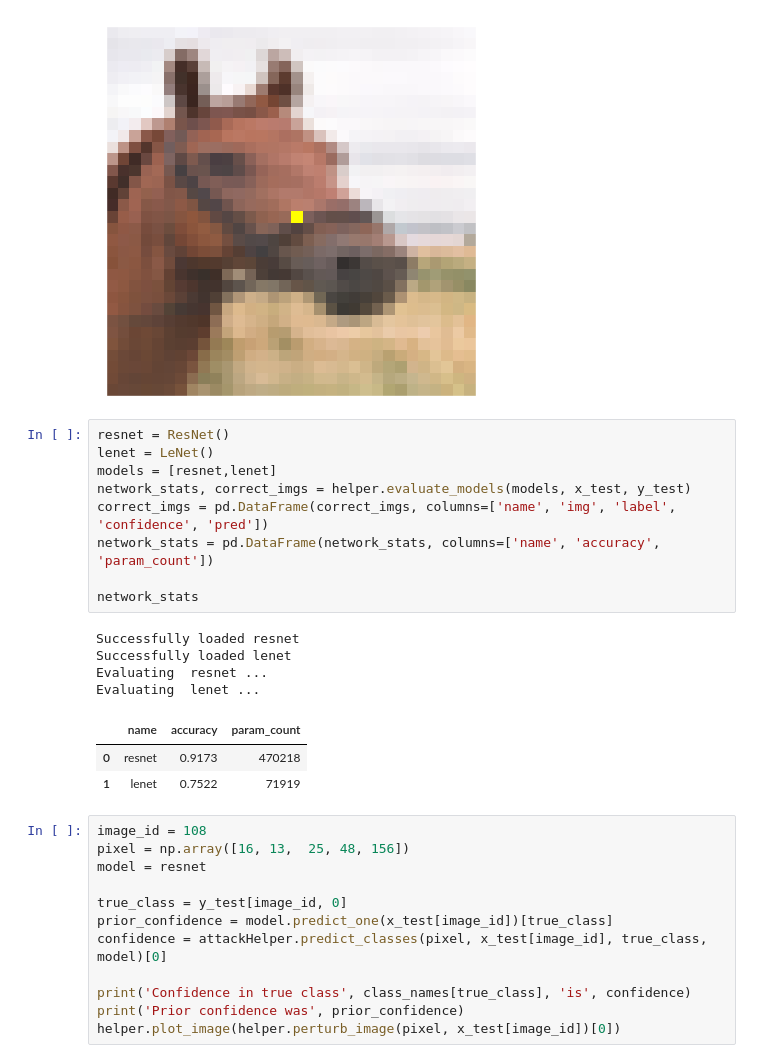
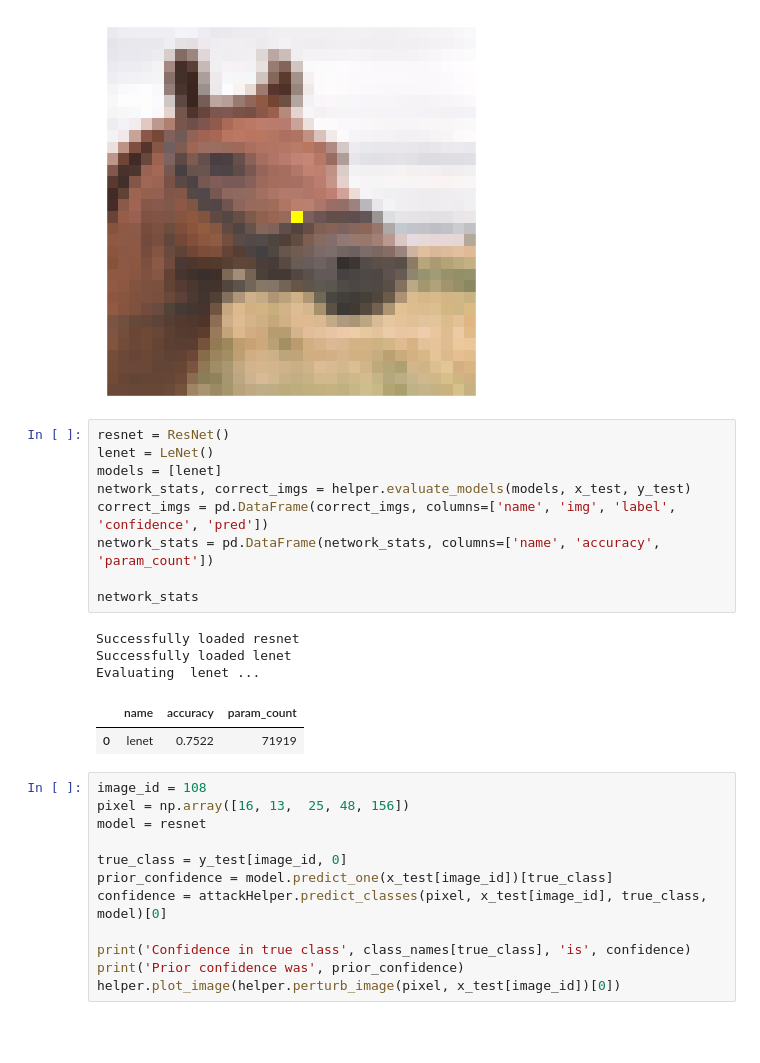
Before and after one commit to VictorAJM/onePixelAttack, a Jupyter notebook: onePixelAttack.ipynb, the cells around one changed output. Drawn from its saved outputs; the diff is of its cells as text; blank space fills up the shorter version.

Commit message:
lenet resnet ipynbs

```diff
--- a/onePixelAttack.ipynb
+++ b/onePixelAttack.ipynb
@@ -43,20 +43,18 @@ helper.plot_image(image_perturbed)
 # %%
 resnet = ResNet()
 lenet = LeNet()
-models = [resnet,lenet]
+models = [lenet]
 network_stats, correct_imgs = helper.evaluate_models(models, x_test, y_test)
 correct_imgs = pd.DataFrame(correct_imgs, columns=['name', 'img', 'label', 'confidence', 'pred'])
 network_stats = pd.DataFrame(network_stats, columns=['name', 'accuracy', 'param_count'])
 
 network_stats
 # %% [output]
 Successfully loaded resnet
 Successfully loaded lenet
-Evaluating  resnet ...
 Evaluating  lenet ...
 |  | name | accuracy | param_count |
-| 0 | resnet | 0.9173 | 470218 |
-| 1 | lenet | 0.7522 | 71919 |
+| 0 | lenet | 0.7522 | 71919 |
 # %%
 image_id = 108
 pixel = np.array([16, 13,  25, 48, 156])
```
Also changed, not shown: parts of 2 cells of this notebook, 4 other files.
